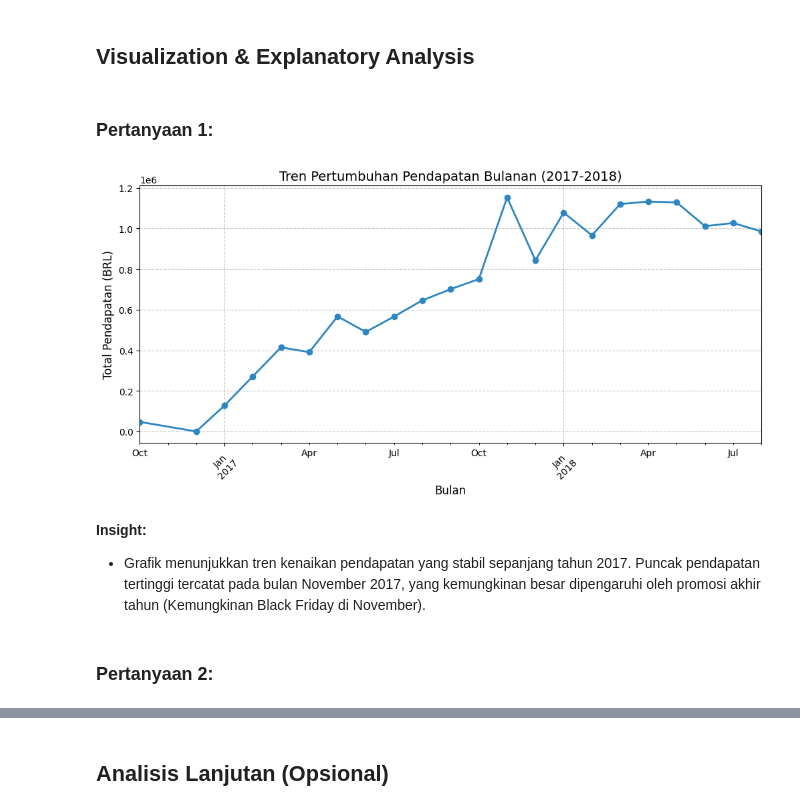
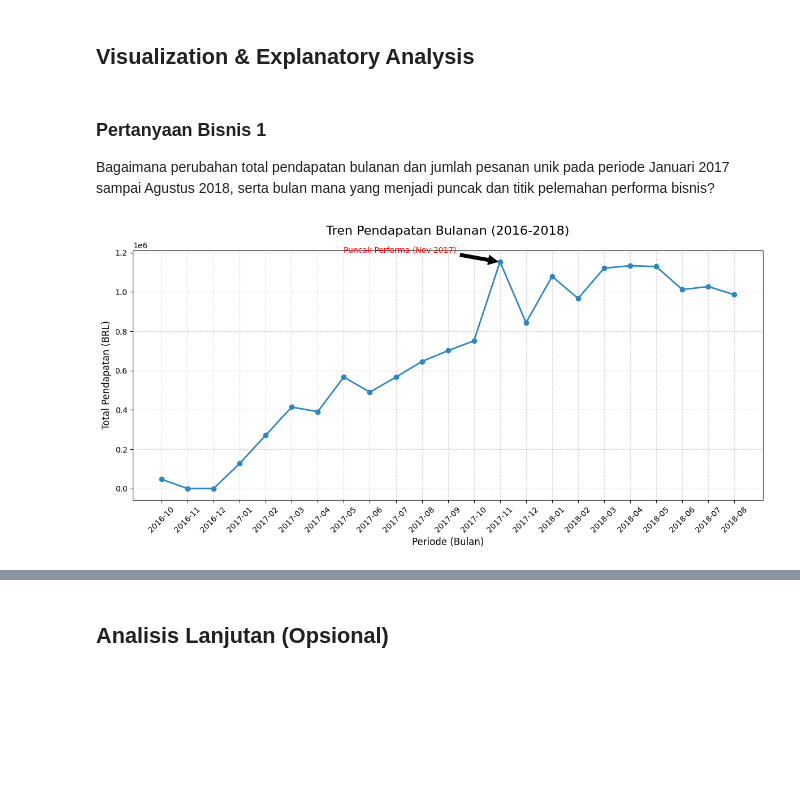
Before and after one commit to rivaldotampubolonn/proyek-analisis-data-ecommerce, a Jupyter notebook: Proyek_Analisis_Data.ipynb, the cells around one changed output, grey strips where cells are left out. Saved outputs shown, nothing was run; the diff lists cells and outputs as text; code cells hidden in the pictures; blank space fills up the shorter version.

```diff
--- a/Proyek_Analisis_Data.ipynb
+++ b/Proyek_Analisis_Data.ipynb
@@ -130,0 +167,15 @@ main_df['month_year'] = main_df['order_purchase_timestamp'].dt.to_period('M')
+# %%
+# Membuat kolom baru 'month_year' untuk mempermudah grouping
+main_df['month_year'] = main_df['order_purchase_timestamp'].dt.to_period('M')
+
+# Agregasi Total Pendapatan per Bulan
+monthly_revenue_agg = main_df.resample(rule='ME', on='order_purchase_timestamp').agg({
+    "payment_value": "sum",
+    "order_id": "nunique"
+}).reset_index()
+
+# Mengubah nama kolom agar lebih jelas
+monthly_revenue_agg.columns = ["order_date", "total_revenue", "total_orders"]
+
+print("--- Tabel Agregasi Pendapatan Bulanan ---")
+print(monthly_revenue_agg.head())
@@ -131,23 +219,34 @@ main_df['month_year'] = main_df['order_purchase_timestamp'].dt.to_period('M')
 # %% [markdown]
 ## Visualization & Explanatory Analysis
-# %% [markdown]
-### Pertanyaan 1:
+# %% [markdown]
+### Pertanyaan Bisnis 1
+Bagaimana perubahan total pendapatan bulanan dan jumlah pesanan unik pada periode Januari 2017 sampai Agustus 2018, serta bulan mana yang menjadi puncak dan titik pelemahan performa bisnis?
 # %%
-# Agregasi total pembayaran per bulan
-monthly_rev = main_df.groupby('month_year')['payment_value'].sum()
+plot_df = monthly_revenue_agg.copy()
+plot_df['order_date'] = plot_df['order_date'].dt.strftime('%Y-%m')
 
-plt.figure(figsize=(12, 5))
-monthly_rev.plot(kind='line', marker='o', color='#2E86C1', linewidth=2)
-plt.title("Tren Pertumbuhan Pendapatan Bulanan (2017-2018)", fontsize=14)
-plt.xlabel("Bulan", fontsize=12)
+plt.figure(figsize=(12, 6))
+plt.plot(
+    plot_df['order_date'],
+    plot_df['total_revenue'],
+    marker='o',
+    linewidth=2,
+    color='#2E86C1'
+)
+
+plt.title("Tren Pendapatan Bulanan (2016-2018)", fontsize=16, pad=20)
+plt.xlabel("Periode (Bulan)", fontsize=12)
 plt.ylabel("Total Pendapatan (BRL)", fontsize=12)
+plt.grid(True, linestyle='--', alpha=0.5)
 plt.xticks(rotation=45)
-plt.grid(True, linestyle='--', alpha=0.7)
+
+plt.annotate('Puncak Performa (Nov 2017)',
+             xy=('2017-11', 1151882),
+             xytext=('2017-05', 1200000),
+             arrowprops=dict(facecolor='black', shrink=0.05),
+             fontsize=10, color='red')
+
+plt.tight_layout()
 plt.show()
 # %% [output]
-[figure, old version]
+[figure, new version]
-# %% [markdown]
-**Insight:**
-- Grafik menunjukkan tren kenaikan pendapatan yang stabil sepanjang tahun 2017. Puncak pendapatan tertinggi tercatat pada bulan November 2017, yang kemungkinan besar dipengaruhi oleh promosi akhir tahun (Kemungkinan Black Friday di November).
-# %% [markdown]
-### Pertanyaan 2:
```
Also changed, not shown: parts of 36 cells of this notebook, 3 other files.
